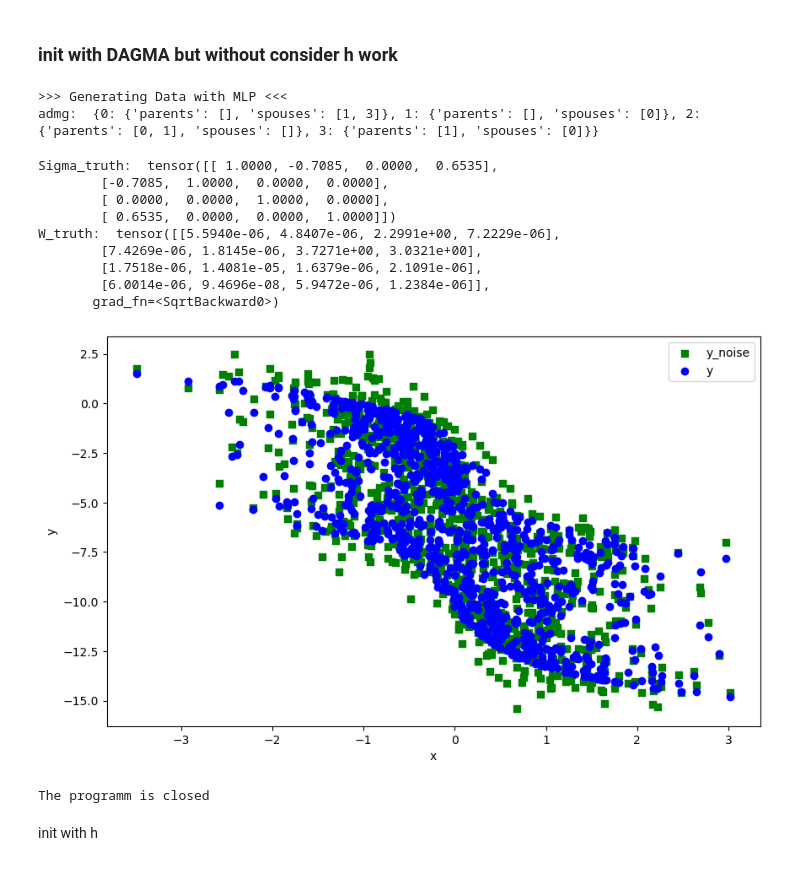
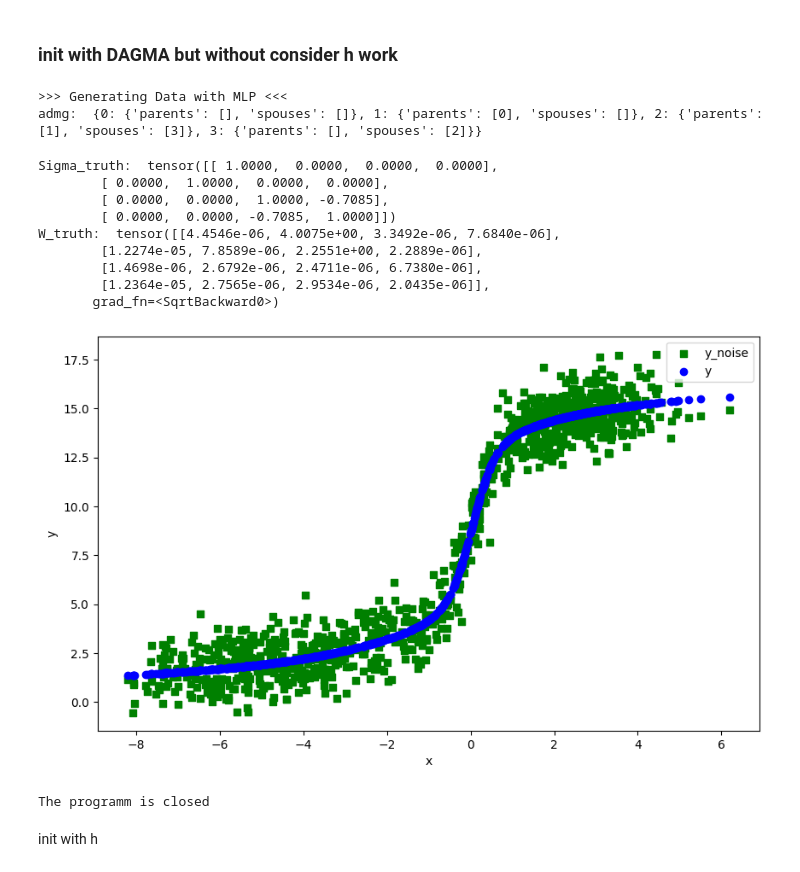
Before and after one commit to yurou-liang/ADMG, a Jupyter notebook: src/DagmaDCE/Test.ipynb, the cells around one changed output. Cells and saved outputs as stored; diff of their text form; code cells hidden in the pictures.

```diff
--- a/src/DagmaDCE/Test.ipynb
+++ b/src/DagmaDCE/Test.ipynb
@@ -3276,10 +3276,10 @@ mu:  0.1
 ### init with DAGMA but without consider h work
 # %%
 d = 4
-s = 3
+s = 2
 # %%
 torch.set_default_dtype(torch.double)
-np.random.seed(s)
+# np.random.seed(s)
 
 print(f'>>> Generating Data with MLP <<<')
 
@@ -3298,7 +3298,7 @@ Sigma_truth = generate_covariance(A_bidir, seed=10)
 epsilon = np.random.multivariate_normal([0] * d, Sigma_truth, size=n_samples)
 Sigma_truth = torch.tensor(Sigma_truth)
 epsilon = torch.tensor(epsilon)
-fc1, fc2, mask = generate_layers(d, dims, admg, seed = 8)
+fc1, fc2, mask = generate_layers(d, dims, admg, seed = 9)
 scale_weights(fc1, factor=10)
 for layer in fc2:
     scale_weights(layer, factor=15)
@@ -3313,32 +3313,32 @@ mle_loss_truth = mle_loss(X, X_truth, Sigma_truth)
 M_truth = reverse_SPDLogCholesky(Sigma_truth)
 # %% [output]
 >>> Generating Data with MLP <<<
-admg:  {0: {'parents': [], 'spouses': [1, 3]}, 1: {'parents': [], 'spouses': [0]}, 2: {'parents': [0, 1], 'spouses': []}, 3: {'parents': [1], 'spouses': [0]}}
+admg:  {0: {'parents': [], 'spouses': []}, 1: {'parents': [0], 'spouses': []}, 2: {'parents': [1], 'spouses': [3]}, 3: {'parents': [], 'spouses': [2]}}
 # %%
 print("Sigma_truth: ", Sigma_truth)
 print("W_truth: ", W_truth)
 # %% [output]
-Sigma_truth:  tensor([[ 1.0000, -0.7085,  0.0000,  0.6535],
-        [-0.7085,  1.0000,  0.0000,  0.0000],
-        [ 0.0000,  0.0000,  1.0000,  0.0000],
-        [ 0.6535,  0.0000,  0.0000,  1.0000]])
-W_truth:  tensor([[5.5940e-06, 4.8407e-06, 2.2991e+00, 7.2229e-06],
-        [7.4269e-06, 1.8145e-06, 3.7271e+00, 3.0321e+00],
-        [1.7518e-06, 1.4081e-05, 1.6379e-06, 2.1091e-06],
-        [6.0014e-06, 9.4696e-08, 5.9472e-06, 1.2384e-06]],
+Sigma_truth:  tensor([[ 1.0000,  0.0000,  0.0000,  0.0000],
+        [ 0.0000,  1.0000,  0.0000,  0.0000],
+        [ 0.0000,  0.0000,  1.0000, -0.7085],
+        [ 0.0000,  0.0000, -0.7085,  1.0000]])
+W_truth:  tensor([[4.4546e-06, 4.0075e+00, 3.3492e-06, 7.6840e-06],
+        [1.2274e-05, 7.8589e-06, 2.2551e+00, 2.2889e-06],
+        [1.4698e-06, 2.6792e-06, 2.4711e-06, 6.7380e-06],
+        [1.2364e-05, 2.7565e-06, 2.9534e-06, 2.0435e-06]],
        grad_fn=<SqrtBackward0>)
 # %%
 plt.figure(figsize=(10, 6))  # Optional: specifies the figure size
-plt.scatter(X_truth.detach().numpy()[:, 0], X_truth.detach().numpy()[:, 2], label='y_noise', color='green', marker='s')
-plt.scatter(X_truth.detach().numpy()[:, 0], X.detach().numpy()[:, 2], label='y', color='blue', marker='o')
+plt.scatter(X_truth.detach().numpy()[:, 1], X_truth.detach().numpy()[:, 2], label='y_noise', color='green', marker='s')
+plt.scatter(X_truth.detach().numpy()[:, 1], X.detach().numpy()[:, 2], label='y', color='blue', marker='o')
 #plt.scatter(X_truth.detach().numpy()[:, 0], x_est.detach().numpy()[:, 1], label='x3_est', color='red', marker='s')
 plt.xlabel('x')
 plt.ylabel('y')
 plt.legend()
 plt.show()
 print("The programm is closed")
 # %% [output]
-[figure, old version]
+[figure, new version]
 The programm is closed
 # %% [markdown]
 init with h
```
Also changed, not shown: parts of 3 cells of this notebook, 38 other files.
